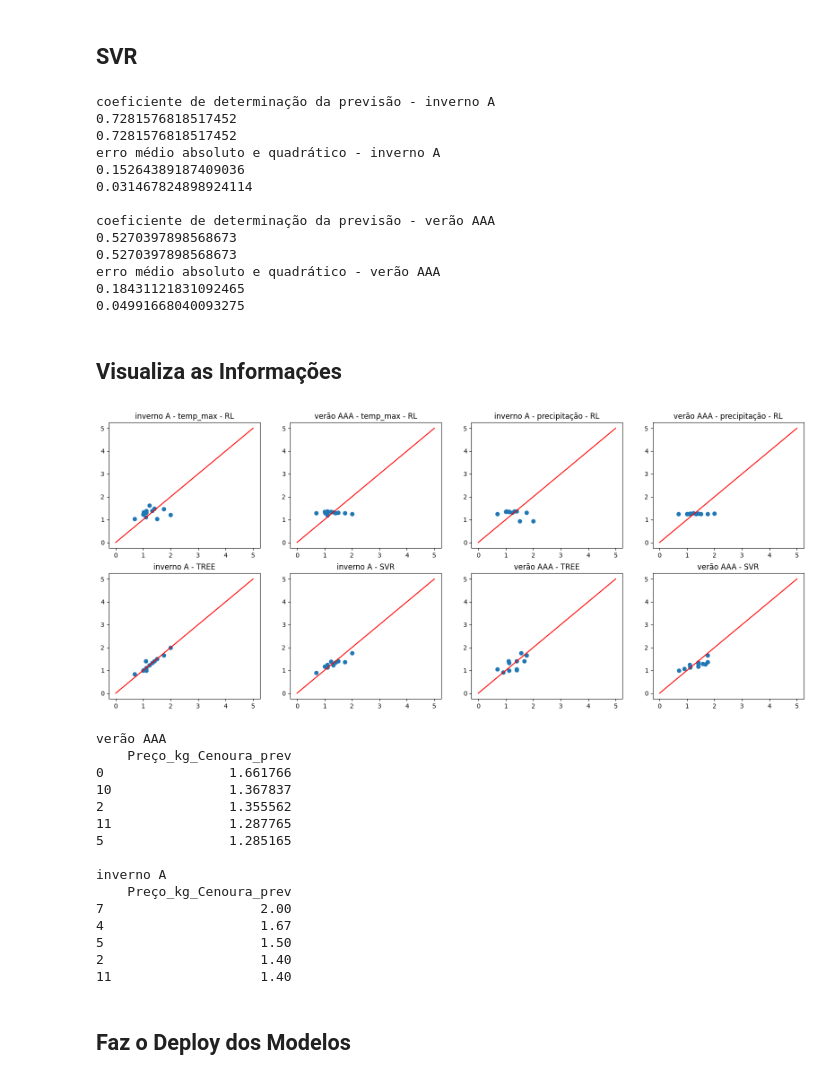
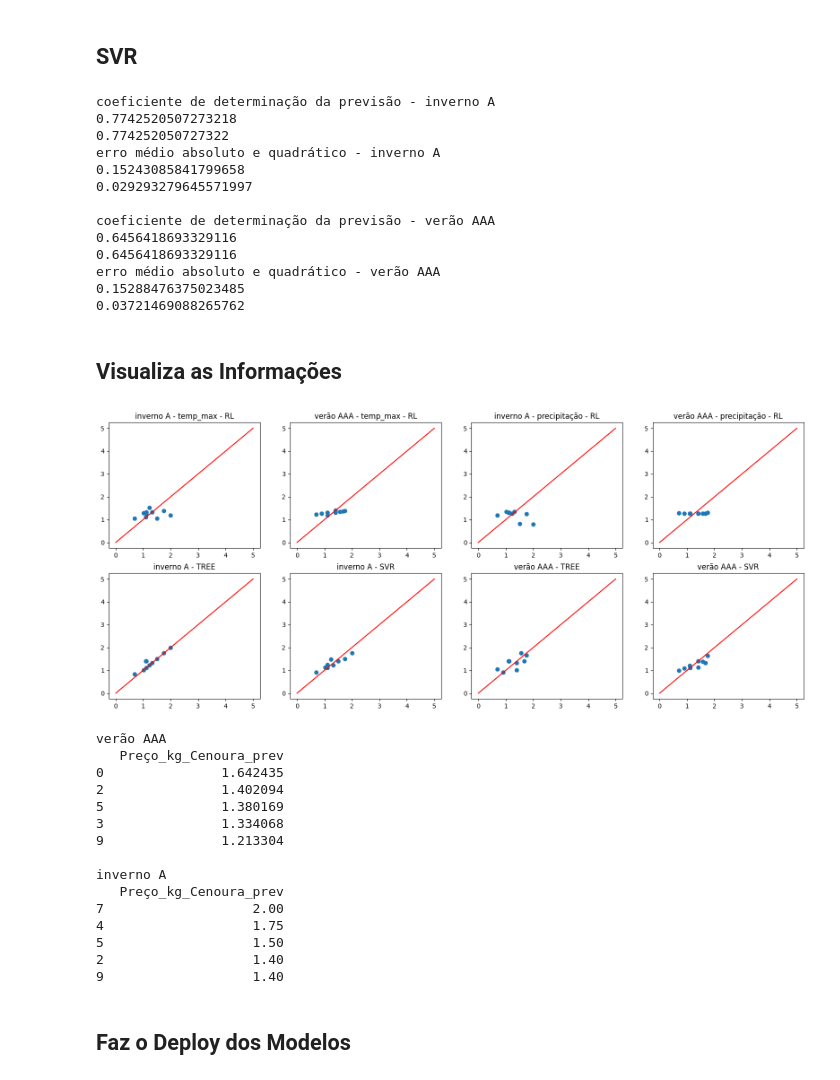
Before and after one commit to jairobernardesjunior/Prediz_preco_cenoura, a Jupyter notebook: 03 - PreçoCenoura_treina_prediz.ipynb, the cells around one changed output. Cells and saved outputs as stored; diff of their text form; code cells hidden in the pictures.

Commit message:
versão 2.1
ajusta train_size e test_size

```diff
--- a/03 - PreçoCenoura_treina_prediz.ipynb
+++ b/03 - PreçoCenoura_treina_prediz.ipynb
@@ -75,8 +75,8 @@ inverno A
 Name: Preço_kg, dtype: float64
 # %%
 # treina modelos de inverno e verão
-Xi_train, Xi_test, yi_train, yi_test = train_test_split(Xi, yi, test_size=0.30, random_state=42)
-Xv_train, Xv_test, yv_train, yv_test = train_test_split(Xv, yv, test_size=0.30, random_state=41)
+Xi_train, Xi_test, yi_train, yi_test = train_test_split(Xi, yi, test_size=0.25, train_size=0.70, random_state=42)
+Xv_train, Xv_test, yv_train, yv_test = train_test_split(Xv, yv, test_size=0.25, train_size=0.70, random_state=41)
 # %% [markdown]
 ## Regressão Linear Simples
 # %% [markdown]
@@ -267,18 +267,18 @@ print(mean_absolute_error(yv_test, yv_predSVR))
 print(mean_squared_error(yv_test,yv_predSVR))
 # %% [output]
 coeficiente de determinação da previsão - inverno A
-0.7281576818517452
-0.7281576818517452
+0.7742520507273218
+0.774252050727322
 erro médio absoluto e quadrático - inverno A
-0.15264389187409036
-0.031467824898924114
+0.15243085841799658
+0.029293279645571997
 
 coeficiente de determinação da previsão - verão AAA
-0.5270397898568673
-0.5270397898568673
+0.6456418693329116
+0.6456418693329116
 erro médio absoluto e quadrático - verão AAA
-0.18431121831092465
-0.04991668040093275
+0.15288476375023485
+0.03721469088265762
 # %% [markdown]
 ## Visualiza as Informações
 # %%
@@ -289,36 +289,36 @@ fig,ax = plt.subplots(nrows=2,ncols=4,figsize=(20,8))
 x = np.arange(0,6)
 y = x
 ax[0,0].scatter(yi_test,yi_pred1)
 ax[0,0].plot(x,y,'r')
 ax[0,0].set_title('inverno A - temp_max - RL')
-ax[0,1].scatter(yi_test,yv_pred1)
+ax[0,1].scatter(yv_test,yv_pred1)
 ax[0,1].plot(x,y,'r')
 ax[0,1].set_title('verão AAA - temp_max - RL')
 
 ax[0,2].scatter(yi_test,yi_pred2)
 ax[0,2].plot(x,y,'r')
 ax[0,2].set_title('inverno A - precipitação - RL')
-ax[0,3].scatter(yi_test,yv_pred2)
+ax[0,3].scatter(yv_test,yv_pred2)
 ax[0,3].plot(x,y,'r')
 ax[0,3].set_title('verão AAA - precipitação - RL')
 
 ax[1,0].scatter(yi_test,yi_predArvore)
 ax[1,0].plot(x,y,'r')
 ax[1,0].set_title('inverno A - TREE')
 ax[1,1].scatter(yi_test,yi_predSVR)
 ax[1,1].plot(x,y,'r')
 ax[1,1].set_title('inverno A - SVR')
 
 ax[1,2].scatter(yv_test,yv_predArvore)
 ax[1,2].plot(x,y,'r')
 ax[1,2].set_title('verão AAA - TREE')
 ax[1,3].scatter(yv_test,yv_predSVR)
 ax[1,3].plot(x,y,'r')
 ax[1,3].set_title('verão AAA - SVR')
 
 plt.show()
 # %% [output]
-[figure, old version]
+[figure, new version]
 # %%
 # os valores que mais se adequaram conforme os gráficos de regressão anteriores foram
 # inverno A - TREE e verão AAA - TREE, juntamente com os coeficientes de determinação e os erros médios
@@ -335,20 +335,20 @@ preços_inverno_tree.columns = ['Preço_kg_Cenoura_prev']
 print(preços_inverno_tree.sort_values(by='Preço_kg_Cenoura_prev', ascending=False).head(5))
 # %% [output]
 verão AAA
-    Preço_kg_Cenoura_prev
-0                1.661766
-10               1.367837
-2                1.355562
-11               1.287765
-5                1.285165
+   Preço_kg_Cenoura_prev
+0               1.642435
+2               1.402094
+5               1.380169
+3               1.334068
+9               1.213304
 
 inverno A
-    Preço_kg_Cenoura_prev
-7                    2.00
-4                    1.67
-5                    1.50
-2                    1.40
-11                   1.40
+   Preço_kg_Cenoura_prev
+7                   2.00
+4                   1.75
+5                   1.50
+2                   1.40
+9                   1.40
 # %% [markdown]
 ## Faz o Deploy dos Modelos
 # %%
```
Also changed, not shown: parts of 3 cells of this notebook, 2 other files.
